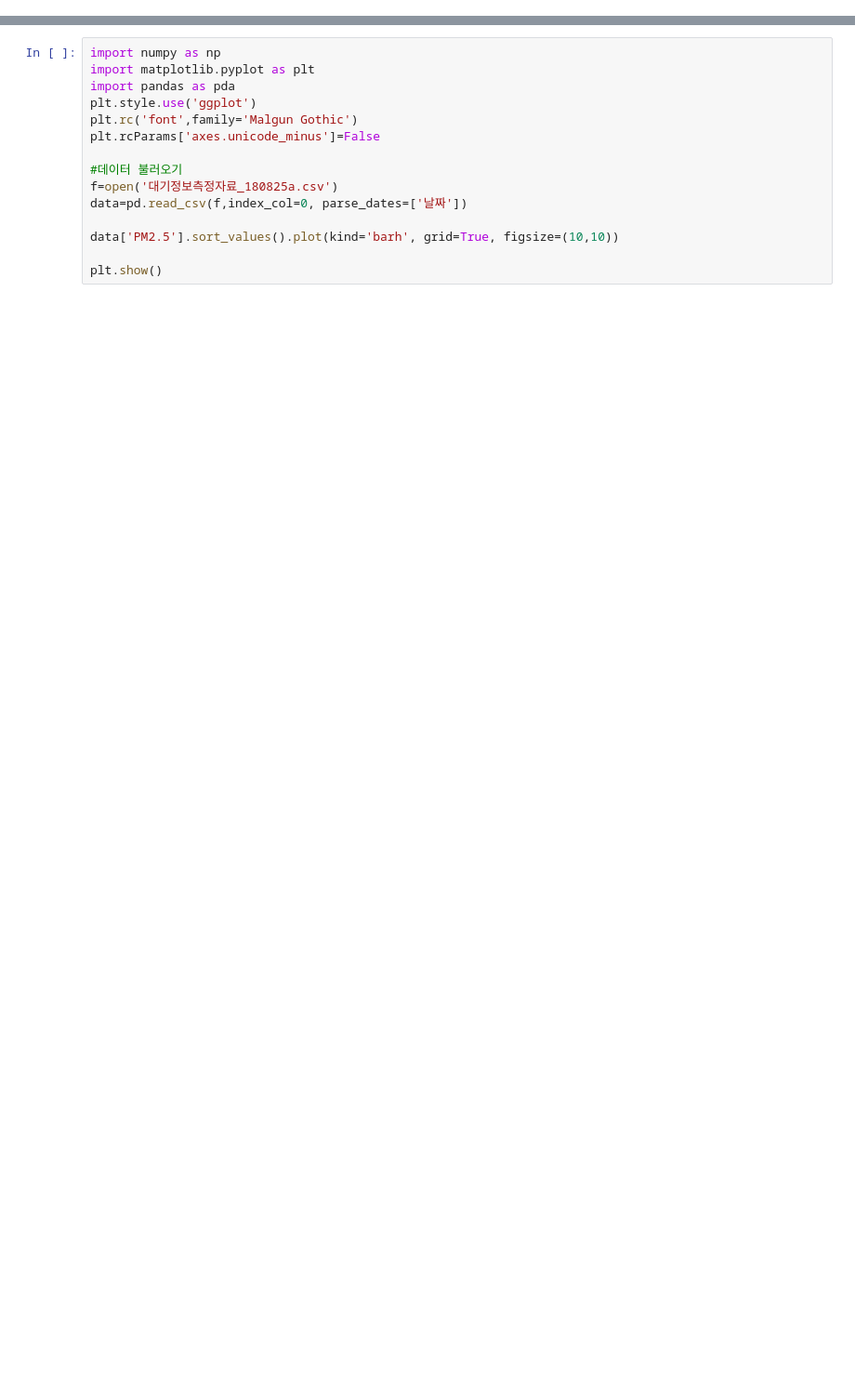
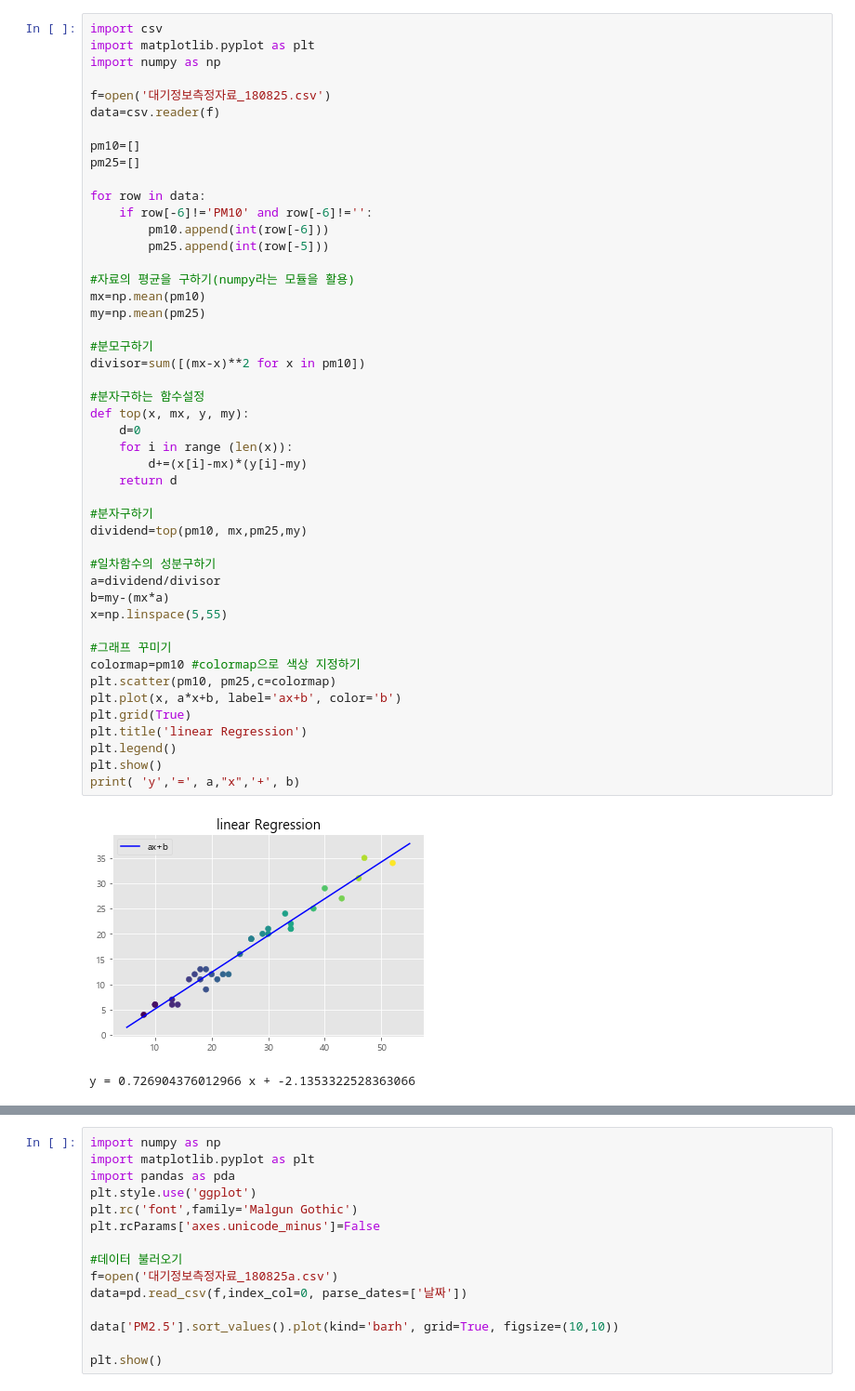
Before and after one commit to ShinUkhang/paiwha18, a Jupyter notebook: project3/1. 미세먼지 데이터 분석(배화아카데미 과제).ipynb, the cells around one changed output, grey strips where cells are left out. Shown at 93% size. Drawn from its saved outputs; the diff is of its cells as text; blank space fills up the shorter version.

```diff
--- a/project3/1. 미세먼지 데이터 분석(배화아카데미 과제).ipynb
+++ b/project3/1. 미세먼지 데이터 분석(배화아카데미 과제).ipynb
@@ -23,0 +53,50 @@ data.head()
+# %%
+import csv
+import matplotlib.pyplot as plt
+import numpy as np
+
+f=open('대기정보측정자료_180825.csv')
+data=csv.reader(f)
+
+pm10=[]
+pm25=[]
+
+for row in data:
+    if row[-6]!='PM10' and row[-6]!='':
+        pm10.append(int(row[-6]))
+        pm25.append(int(row[-5]))
+
+#자료의 평균을 구하기(numpy라는 모듈을 활용)
+mx=np.mean(pm10)
+my=np.mean(pm25)
+
+#분모구하기
+divisor=sum([(mx-x)**2 for x in pm10])
+
+#분자구하는 함수설정
+def top(x, mx, y, my):
+    d=0
+    for i in range (len(x)):
+        d+=(x[i]-mx)*(y[i]-my)
+    return d
+
+#분자구하기
+dividend=top(pm10, mx,pm25,my)
+
+#일차함수의 성분구하기
+a=dividend/divisor
+b=my-(mx*a)
+x=np.linspace(5,55)
+
+#그래프 꾸미기
+colormap=pm10 #colormap으로 색상 지정하기
+plt.scatter(pm10, pm25,c=colormap)
+plt.plot(x, a*x+b, label='ax+b', color='b')
+plt.grid(True)
+plt.title('linear Regression')
+plt.legend()
+plt.show()
+print( 'y','=', a,"x",'+', b)
+# %% [output]
+[figure, added]
+y = 0.726904376012966 x + -2.1353322528363066
```
Also changed, not shown: parts of 26 cells of this notebook.
